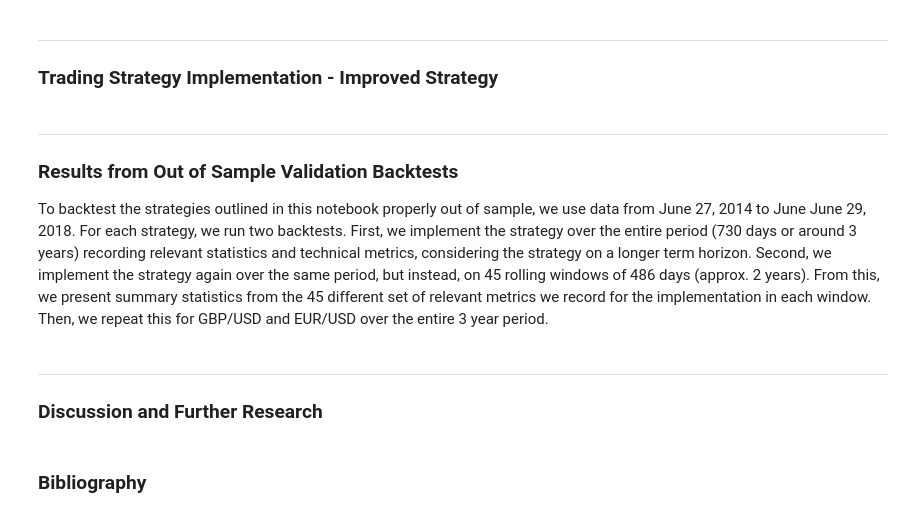
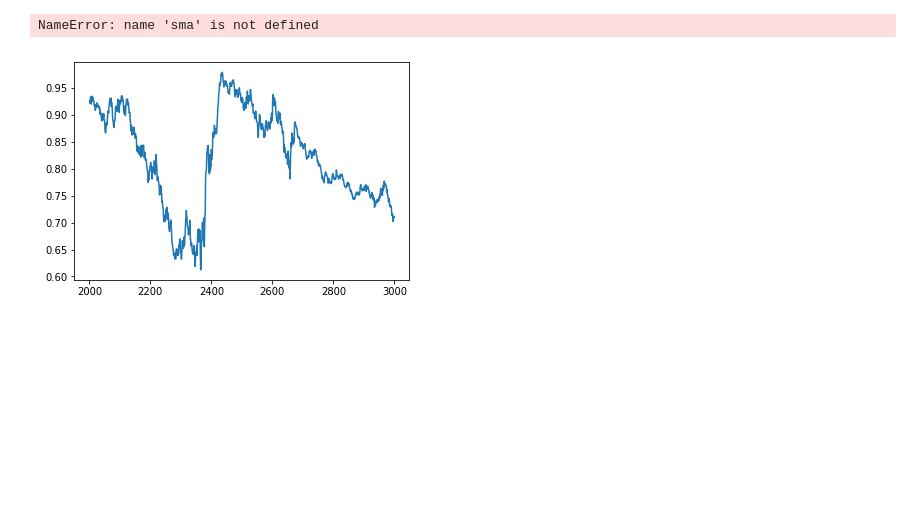
Before and after one commit to thomasrosal/QuProj, a Jupyter notebook: QuCap-Proj-Final.ipynb, the cells around one changed output. Drawn from its saved outputs; the diff is of its cells as text; code cells hidden in the pictures; blank space fills up the shorter version.

```diff
--- a/QuCap-Proj-Final.ipynb
+++ b/QuCap-Proj-Final.ipynb
@@ -241,12 +10,44 @@ from QuProj import
-# %% [markdown]
----
-### Trading Strategy Implementation - Improved Strategy <a name="improved"></a>
-# %% [markdown]
----
-### Results from Out of Sample Validation Backtests <a name="backtest"></a>
-To backtest the strategies outlined in this notebook properly out of sample, we use data from June 27, 2014 to June June 29, 2018. For each strategy, we run two backtests. First, we implement the strategy over the entire period (730 days or around 3 years) recording relevant statistics and technical metrics, considering the strategy on a longer term horizon. Second, we implement the strategy again over the same period, but instead, on 45 rolling windows of 486 days (approx. 2 years). From this, we present summary statistics from the 45 different set of relevant metrics we record for the implementation in each window. Then, we repeat this for GBP/USD and EUR/USD over the entire 3 year period.
-# %% [markdown]
----
-### Discussion and Further Research <a name="disc"></a>
-# %% [markdown]
-### Bibliography<a name="bib"></a>
+# %%
+## Compute RSI
+import pandas
+import matplotlib.pyplot as plt
+
+aud = pandas.read_csv("AudDat8.csv")
+delta = aud.Close[2000:3000].diff()
+delta = delta[1:]
+up, down = delta.copy(), delta.copy()
+up[up < 0] = 0
+down[down > 0] = 0
+
+roll_up1 = up.ewm(span = 50)
+roll_down1 = down.abs()
+roll_down1 = roll_down1.ewm(span = 50)
+
+RS1 = roll_up1.mean()/roll_down1.mean()
+RSI1 = 100.0 - (100.0 / (1.0 + RS1))
+
+roll_up2 = up.rolling(50)
+roll_down2 = down.abs()
+roll_down2 = roll_down2.rolling(50)
+
+RS2 = roll_up2.mean()/roll_down2.mean()
+RSI2 = 100.0 - (100.0 / (1.0 + RS2))
+
+usd = pandas.read_csv("AudDat8.csv")
+close = usd.Close[2001:3000]
+close = close
+# sma = vix.Close[2000:3000]
+# sma = sma.rolling(50).mean()
+# vix2 = vix.Close[2001:3000]
+
+plt.figure()
+# RSI1.plot()
+# RSI2.plot()
+close.plot()
+# vix2.plot()
+sma.plot()
+plt.legend(['RSI via SMA', 'AUD/USD'])
+plt.show()
+# %% [output]
+NameError: name 'sma' is not defined
+[figure, added]
```
Also changed, not shown: parts of 18 cells of this notebook.
